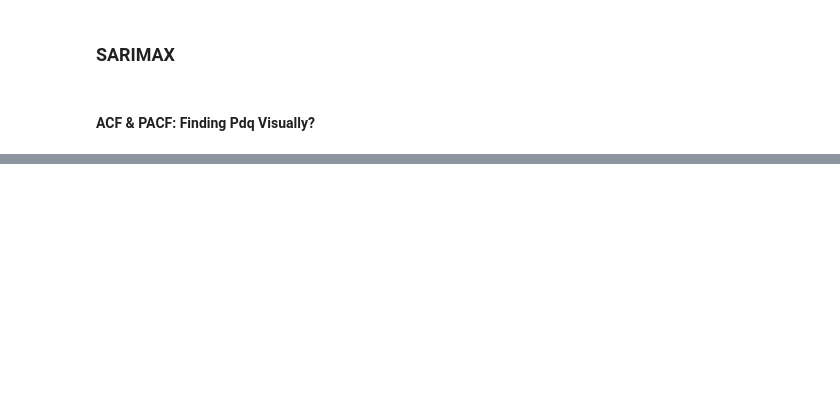
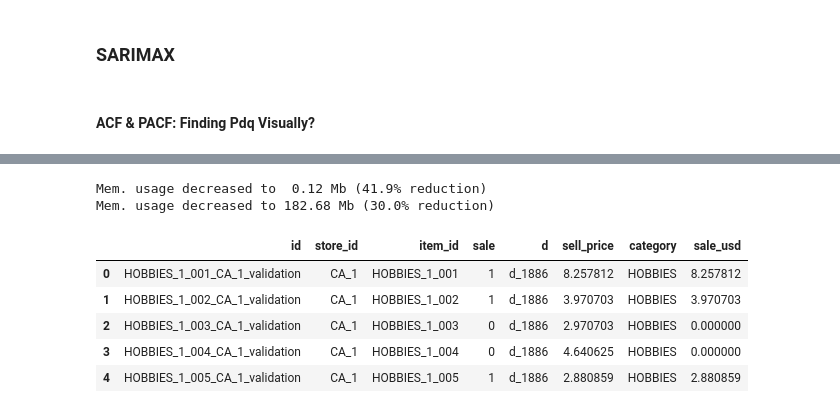
Before and after one commit to ngotancuong/PythonAssignment, a Jupyter notebook: Baitap01.ipynb, the cells around one changed output, grey strips where cells are left out. Drawn from its saved outputs; the diff is of its cells as text; code cells hidden in the pictures; blank space fills up the shorter version.

```diff
--- a/Baitap01.ipynb
+++ b/Baitap01.ipynb
@@ -1302,0 +1648,74 @@ training_p.head(2)
+# %%
+# Memory reduction helper function:
+def reduce_mem_usage(df, verbose=True):
+    numerics = ['int16', 'int32', 'int64', 'float16', 'float32', 'float64']
+    start_mem = df.memory_usage().sum() / 1024**2
+    for col in df.columns: #columns
+        col_type = df[col].dtypes
+        if col_type in numerics: #numerics
+            c_min = df[col].min()
+            c_max = df[col].max()
+            if str(col_type)[:3] == 'int':
+                if c_min > np.iinfo(np.int8).min and c_max < np.iinfo(np.int8).max:
+                    df[col] = df[col].astype(np.int8)
+                elif c_min > np.iinfo(np.int16).min and c_max < np.iinfo(np.int16).max:
+                    df[col] = df[col].astype(np.int16)
+                elif c_min > np.iinfo(np.int32).min and c_max < np.iinfo(np.int32).max:
+                    df[col] = df[col].astype(np.int32)
+                elif c_min > np.iinfo(np.int64).min and c_max < np.iinfo(np.int64).max:
+                    df[col] = df[col].astype(np.int64)
+            else:
+                if c_min > np.finfo(np.float16).min and c_max < np.finfo(np.float16).max:
+                    df[col] = df[col].astype(np.float16)
+                elif c_min > np.finfo(np.float32).min and c_max < np.finfo(np.float32).max:
+                    df[col] = df[col].astype(np.float32)
+                else:
+                    df[col] = df[col].astype(np.float64)
+    end_mem = df.memory_usage().sum() / 1024**2
+    if verbose: print('Mem. usage decreased to {:5.2f} Mb ({:.1f}% reduction)'.format(end_mem, 100 * (start_mem - end_mem) / start_mem))
+    return df
+
+calendar_df = reduce_mem_usage(calendar_df)
+
+sell_prices_df = reduce_mem_usage(sell_prices_df)
+# %% [output]
+Mem. usage decreased to  0.12 Mb (41.9% reduction)
+Mem. usage decreased to 182.68 Mb (30.0% reduction)
+# %%
+from scipy.sparse import csr_matrix
+import gc
+
+NUM_ITEMS = train_sales_df.shape[0]  # 30490
+DAYS_PRED = submission_file.shape[1] - 1  # 28
+
+# Dataframe with only last 28 days:
+sales = train_sales_df
+cols = ["d_{}".format(i) for i in range(1914-28, 1914)]
+data = sales[["id", 'store_id', 'item_id'] + cols]
+
+# To long form:
+data = data.melt(id_vars=["id", 'store_id', 'item_id'],
+                 var_name="d", value_name="sale")
+
+# Add week of year column from 'calendar':
+data = pd.merge(data, calendar_df, how = 'left',
+                left_on = ['d'], right_on = ['d'])
+
+data = data[["id", 'store_id', 'item_id', "sale", "d", "wm_yr_wk"]]
+
+# Add weekly price from 'sell_prices':
+data = data.merge(sell_prices_df, on = ['store_id', 'item_id', 'wm_yr_wk'], how = 'left')
+data.drop(columns = ['wm_yr_wk'], inplace=True)
+
+# Calculate daily sales in USD:
+data['sale_usd'] = data['sale'] * data['sell_price']
+data.head()
+
+#this part is correct
+# %% [output]
+|  | id | store_id | item_id | sale | d | sell_price | category | sale_usd |
+| 0 | HOBBIES_1_001_CA_1_validation | CA_1 | HOBBIES_1_001 | 1 | d_1886 | 8.257812 | HOBBIES | 8.257812 |
+| 1 | HOBBIES_1_002_CA_1_validation | CA_1 | HOBBIES_1_002 | 1 | d_1886 | 3.970703 | HOBBIES | 3.970703 |
+| 2 | HOBBIES_1_003_CA_1_validation | CA_1 | HOBBIES_1_003 | 0 | d_1886 | 2.970703 | HOBBIES | 0.000000 |
+| 3 | HOBBIES_1_004_CA_1_validation | CA_1 | HOBBIES_1_004 | 0 | d_1886 | 4.640625 | HOBBIES | 0.000000 |
+| 4 | HOBBIES_1_005_CA_1_validation | CA_1 | HOBBIES_1_005 | 1 | d_1886 | 2.880859 | HOBBIES | 2.880859 |
```
Also changed, not shown: parts of 46 cells of this notebook.
